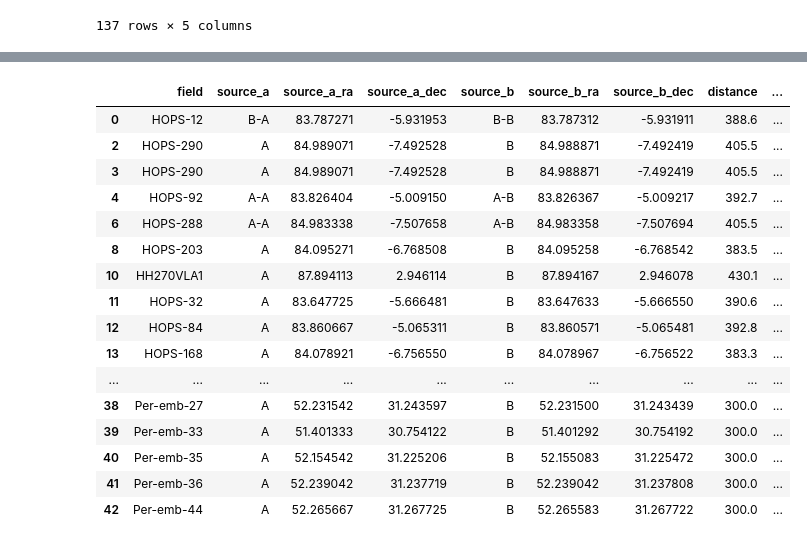
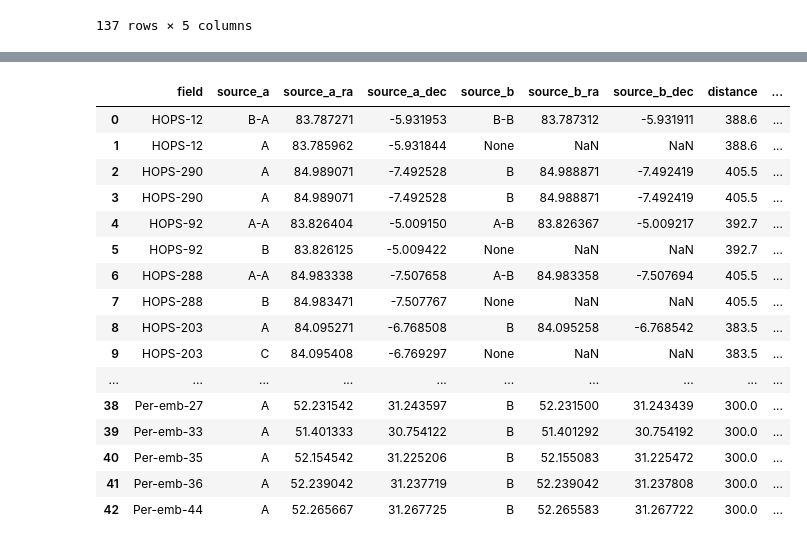
Before and after one commit to ryguy2k4/hops-research, a Jupyter notebook: notebooks/data.ipynb, the cells around one changed output, grey strips where cells are left out. Saved outputs shown, nothing was run; the diff lists cells and outputs as text; code cells hidden in the pictures.

```diff
--- a/notebooks/data.ipynb
+++ b/notebooks/data.ipynb
@@ -209,10 +239,13 @@ def split_source_string(x):
 df = pd.read_csv("../data/input/notes.csv")
 df = df[['Field', 'Binary', 'Outflow Source', 'Blue Channels', 'Red Channels', 'Red Center Corrected', 'Blue Center Corrected', 'Average Angle (Blue)']]
 # remove sources with secondaries (deal with those later)
-df = df[~df['Binary'].isna()]
+no_binary = df['Binary'].isna()
+# df = df[~no_binary]
 # create columns to identify each source in the pair
-df['source_a'] = df['Binary'].apply(lambda x: split_source_string(x)[0])
-df['source_b'] = df['Binary'].apply(lambda x: split_source_string(x)[1])
+df.loc[~no_binary, 'source_a'] = df.loc[~no_binary, 'Binary'].apply(lambda x: split_source_string(x)[0])
+df.loc[~no_binary, 'source_b'] = df.loc[~no_binary, 'Binary'].apply(lambda x: split_source_string(x)[1])
+df.loc[no_binary, 'source_a'] = df.loc[no_binary, 'Outflow Source']
+df.loc[no_binary, 'source_b'] = None
 # rename columns
 df = df[['Field', 'source_a', 'source_b', 'Outflow Source', 'Blue Channels', 'Red Channels', 'Blue Center Corrected', 'Red Center Corrected', 'Average Angle (Blue)']].rename(columns={'Field': 'field', 'Average Angle (Blue)': 'outflow_PA', 'Outflow Source': 'outflow_source', 'Red Channels': 'red_channels', 'Blue Channels': 'blue_channels', 'Red Center Corrected': 'red_outflow_PA', 'Blue Center Corrected': 'blue_outflow_PA'})
 df
@@ -220,52 +253,59 @@ df
 # merge coordinates and distance
 new_rows = []
 for i, row in df.iterrows():
     key_a = row['field'] + '-' + row['source_a']
-    key_b = row['field'] + '-' + row['source_b']
     row_a = source_info.loc[source_info['Source'] == key_a]
-    row_b = source_info.loc[source_info['Source'] == key_b]
     row['source_a_ra'] = row_a['RA'].iloc[0]
     row['source_a_dec'] = row_a['Dec'].iloc[0]
-    row['source_b_ra'] = row_b['RA'].iloc[0]
-    row['source_b_dec'] = row_b['Dec'].iloc[0]
+
+    if row['source_b'] != None:
+        key_b = row['field'] + '-' + row['source_b']
+        row_b = source_info.loc[source_info['Source'] == key_b]
+        row['source_b_ra'] = row_b['RA'].iloc[0]
+        row['source_b_dec'] = row_b['Dec'].iloc[0]
+
+        # calculate angle of the separation vector
+        separation_vector = np.array([row['source_b_ra'] - row['source_a_ra'], row['source_b_dec'] - row['source_a_dec']])
+        row['binary_PA'] = angle_west_of_north(separation_vector)
+    else:
+        row['source_b_ra'] = None
+        row['source_b_dec'] = None
+        row['binary_PA'] = None
+
     row['distance'] = row_a['Dis'].iloc[0]
-    # calculate angle of the separation vector
-    separation_vector = np.array([row['source_b_ra'] - row['source_a_ra'], row['source_b_dec'] - row['source_a_dec']])
-    row['binary_PA'] = angle_west_of_north(separation_vector)
-    # # fix angle reference
-    # row['outflow_angle'] = (90 - row['outflow_angle'])
+
     new_rows.append(row)
 
 master = pd.DataFrame(new_rows)[['field', 'source_a', 'source_a_ra', 'source_a_dec', 'source_b', 'source_b_ra', 'source_b_dec', 'distance', 'outflow_source', 'red_channels', 'blue_channels', 'red_outflow_PA', 'blue_outflow_PA', 'outflow_PA', 'binary_PA']]
 
 def fix_outflow_source(x):
     if str(x).__contains__('+'):
         return 'both'
     elif len(str(x)) > 1:
         return str(x)[0] + '-' + str(x)[1]
     else:
         return x
 
 master['outflow_source'] = master['outflow_source'].apply(lambda x: fix_outflow_source(x))
 
 angle = np.abs(master['outflow_PA'] - master['binary_PA']) % 180
 angle = np.min([angle, 180 - angle], axis=0)
 master['delta_PA'] = angle
 
-# master.to_csv('../data/output/outflow_data.csv')
+master.to_csv('../data/output/outflow_data.csv')
 master
 # %% [output]
 |  | field | source_a | source_a_ra | source_a_dec | source_b | source_b_ra | source_b_dec | distance | ... |
 | 0 | HOPS-12 | B-A | 83.787271 | -5.931953 | B-B | 83.787312 | -5.931911 | 388.6 | ... |
+| 1 | HOPS-12 | A | 83.785962 | -5.931844 | None | NaN | NaN | 388.6 | ... |
 | 2 | HOPS-290 | A | 84.989071 | -7.492528 | B | 84.988871 | -7.492419 | 405.5 | ... |
 | 3 | HOPS-290 | A | 84.989071 | -7.492528 | B | 84.988871 | -7.492419 | 405.5 | ... |
 | 4 | HOPS-92 | A-A | 83.826404 | -5.009150 | A-B | 83.826367 | -5.009217 | 392.7 | ... |
+| 5 | HOPS-92 | B | 83.826125 | -5.009422 | None | NaN | NaN | 392.7 | ... |
 | 6 | HOPS-288 | A-A | 84.983338 | -7.507658 | A-B | 84.983358 | -7.507694 | 405.5 | ... |
+| 7 | HOPS-288 | B | 84.983471 | -7.507767 | None | NaN | NaN | 405.5 | ... |
 | 8 | HOPS-203 | A | 84.095271 | -6.768508 | B | 84.095258 | -6.768542 | 383.5 | ... |
-| 10 | HH270VLA1 | A | 87.894113 | 2.946114 | B | 87.894167 | 2.946078 | 430.1 | ... |
-| 11 | HOPS-32 | A | 83.647725 | -5.666481 | B | 83.647633 | -5.666550 | 390.6 | ... |
-| 12 | HOPS-84 | A | 83.860667 | -5.065311 | B | 83.860571 | -5.065481 | 392.8 | ... |
-| 13 | HOPS-168 | A | 84.078921 | -6.756550 | B | 84.078967 | -6.756522 | 383.3 | ... |
+| 9 | HOPS-203 | C | 84.095408 | -6.769297 | None | NaN | NaN | 383.5 | ... |
 | ... | ... | ... | ... | ... | ... | ... | ... | ... | ... |
 | 38 | Per-emb-27 | A | 52.231542 | 31.243597 | B | 52.231500 | 31.243439 | 300.0 | ... |
 | 39 | Per-emb-33 | A | 51.401333 | 30.754122 | B | 51.401292 | 30.754192 | 300.0 | ... |
```
Also changed, not shown: parts of 2 cells of this notebook, 43 other files.
